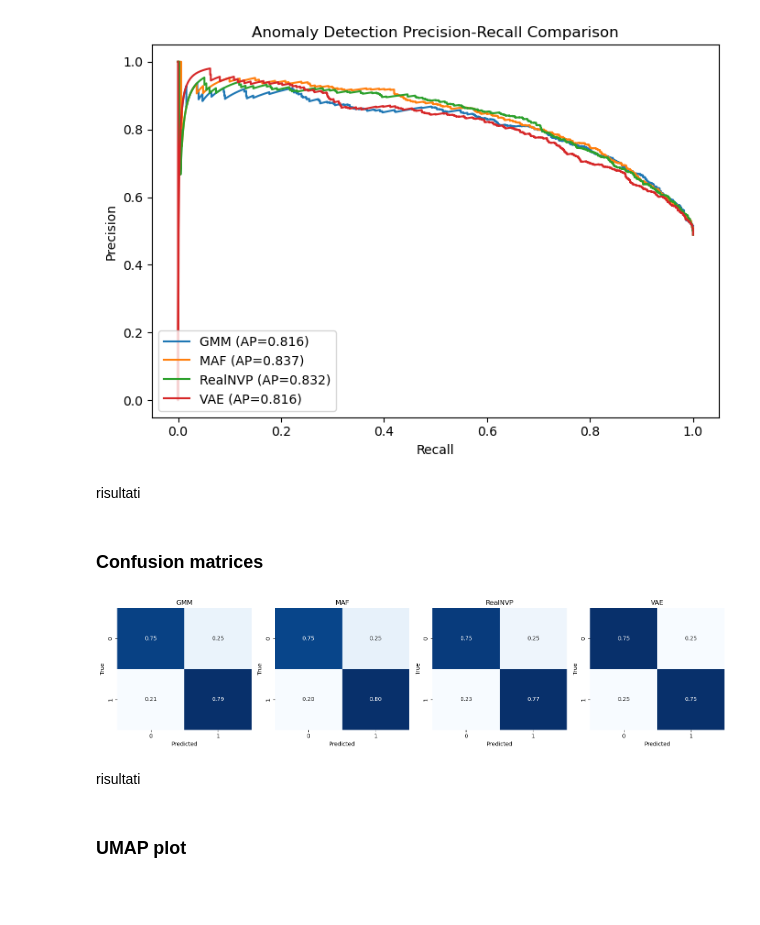
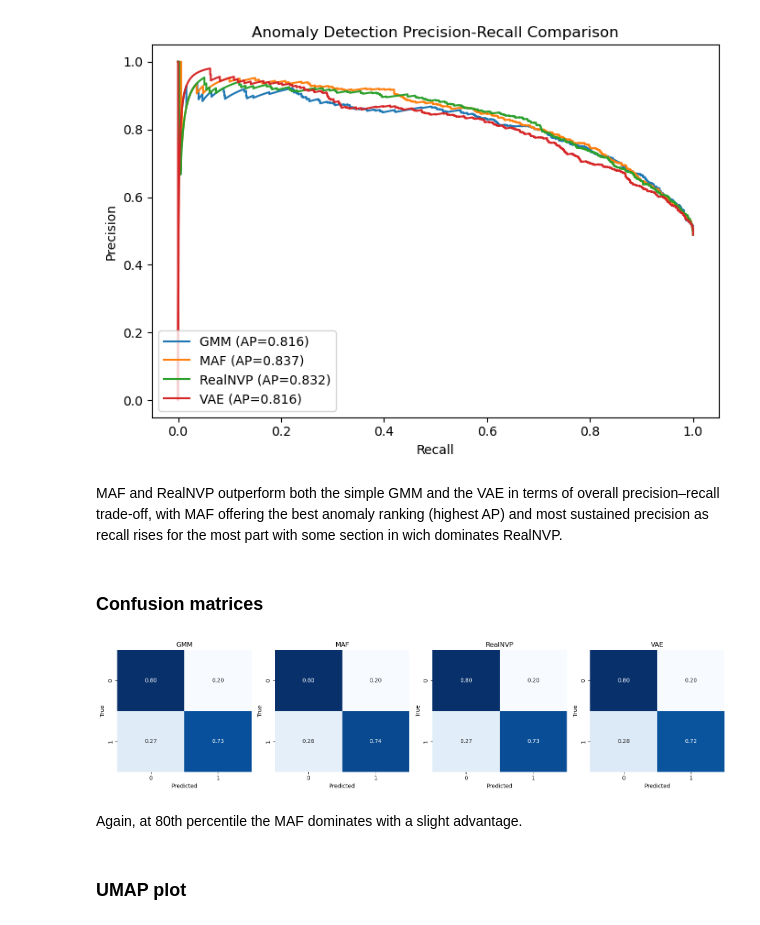
Before and after one commit to andreacosso/Machine-learning-exam, a Jupyter notebook: cosso_exam.ipynb, the cells around one changed output. Drawn from its saved outputs; the diff is of its cells as text; code cells hidden in the pictures; blank space fills up the shorter version.

```diff
--- a/cosso_exam.ipynb
+++ b/cosso_exam.ipynb
@@ -2584,26 +2595,26 @@ plt.show()
 # %% [output]
 [figure]
 # %% [markdown]
-risultati
+MAF and RealNVP outperform both the simple GMM and the VAE in terms of overall precision–recall trade-off, with MAF offering the best anomaly ranking (highest AP) and most sustained precision as recall rises for the most part with some section in wich dominates RealNVP.
 # %% [markdown]
 ### Confusion matrices
 # %%
-# 6) Confusion matrices at 95th percentile threshold
+# 6) Confusion matrices at 75th percentile threshold
 fig, axes = plt.subplots(1, 4, figsize=(16, 4))
 for ax, (name, (sn, sa)) in zip(axes, model_data.items()):
     y_true  = np.concatenate([np.zeros_like(sn), np.ones_like(sa)])
     y_score = np.concatenate([sn, sa])
-    thr95   = np.percentile(sn, 75)
+    thr95   = np.percentile(sn, 80)
     y_pred  = (y_score >= thr95).astype(int)
     cm = confusion_matrix(y_true, y_pred, normalize="true")
     sns.heatmap(cm, annot=True, fmt=".2f", cmap="Blues", cbar=False, ax=ax)
     ax.set(title=name, xlabel="Predicted", ylabel="True")
 plt.tight_layout()
 plt.show()
 # %% [output]
-[figure, old version]
+[figure, new version]
 # %% [markdown]
-risultati
+Again, at 80th percentile the MAF dominates with a slight advantage.
 # %% [markdown]
 ### UMAP plot
 # %%
```
Also changed, not shown: parts of 26 cells of this notebook, 1 other file.
